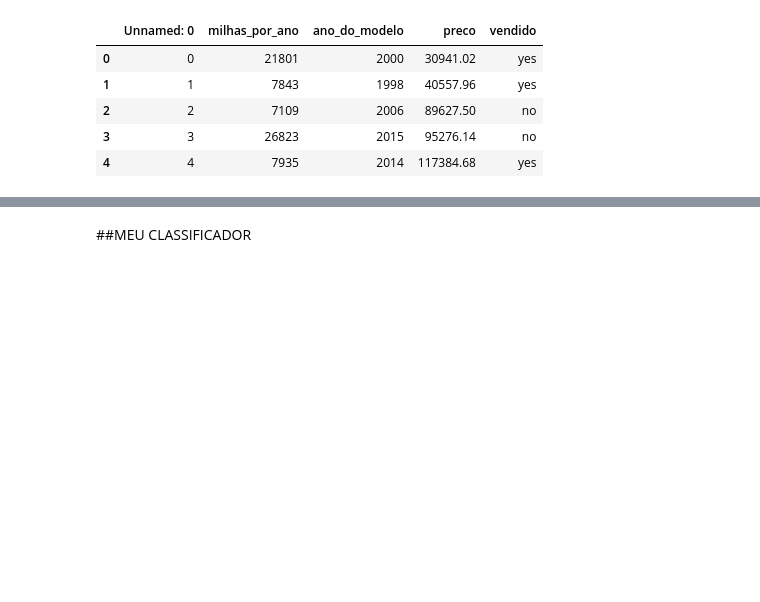
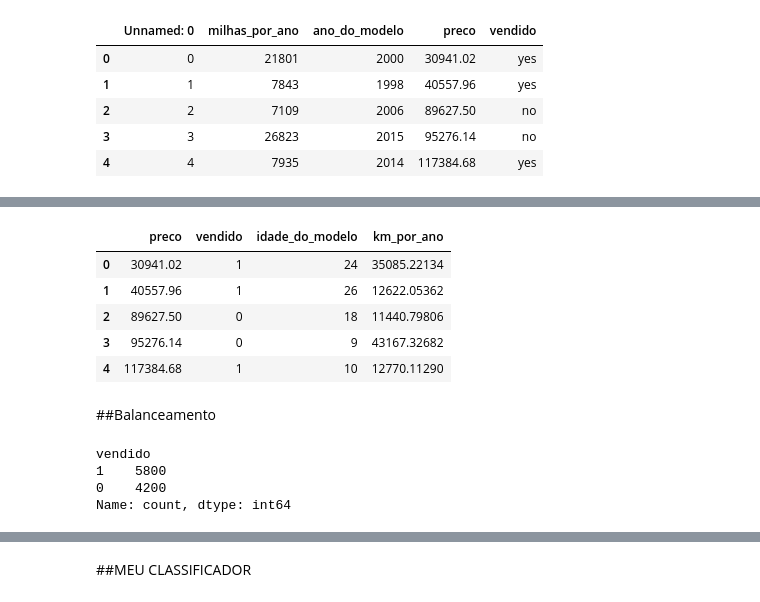
Before and after one commit to Eliezerguimaraes/ml_car_prices, a Jupyter notebook: Mineração_de_Dados_CARPRICES_17_07.ipynb, the cells around one changed output, grey strips where cells are left out. Cells and saved outputs as stored; diff of their text form; code cells hidden in the pictures; blank space fills up the shorter version.

```diff
--- a/Mineração_de_Dados_CARPRICES_17_07.ipynb
+++ b/Mineração_de_Dados_CARPRICES_17_07.ipynb
@@ -45,0 +72,19 @@ Treinaremos com 7500 elementos e testaremos com 2500 elementos
+# %%
+dados.drop(columns = ['Unnamed: 0', 'milhas_por_ano', 'ano_do_modelo'], inplace = True)
+dados.head()
+# %% [output]
+|  | preco | vendido | idade_do_modelo | km_por_ano |
+| 0 | 30941.02 | 1 | 24 | 35085.22134 |
+| 1 | 40557.96 | 1 | 26 | 12622.05362 |
+| 2 | 89627.50 | 0 | 18 | 11440.79806 |
+| 3 | 95276.14 | 0 | 9 | 43167.32682 |
+| 4 | 117384.68 | 1 | 10 | 12770.11290 |
+# %% [markdown]
+##Balanceamento
+# %%
+dados.vendido.value_counts()
+# %% [output]
+vendido
+1    5800
+0    4200
+Name: count, dtype: int64
```
Also changed, not shown: parts of 16 cells of this notebook.
